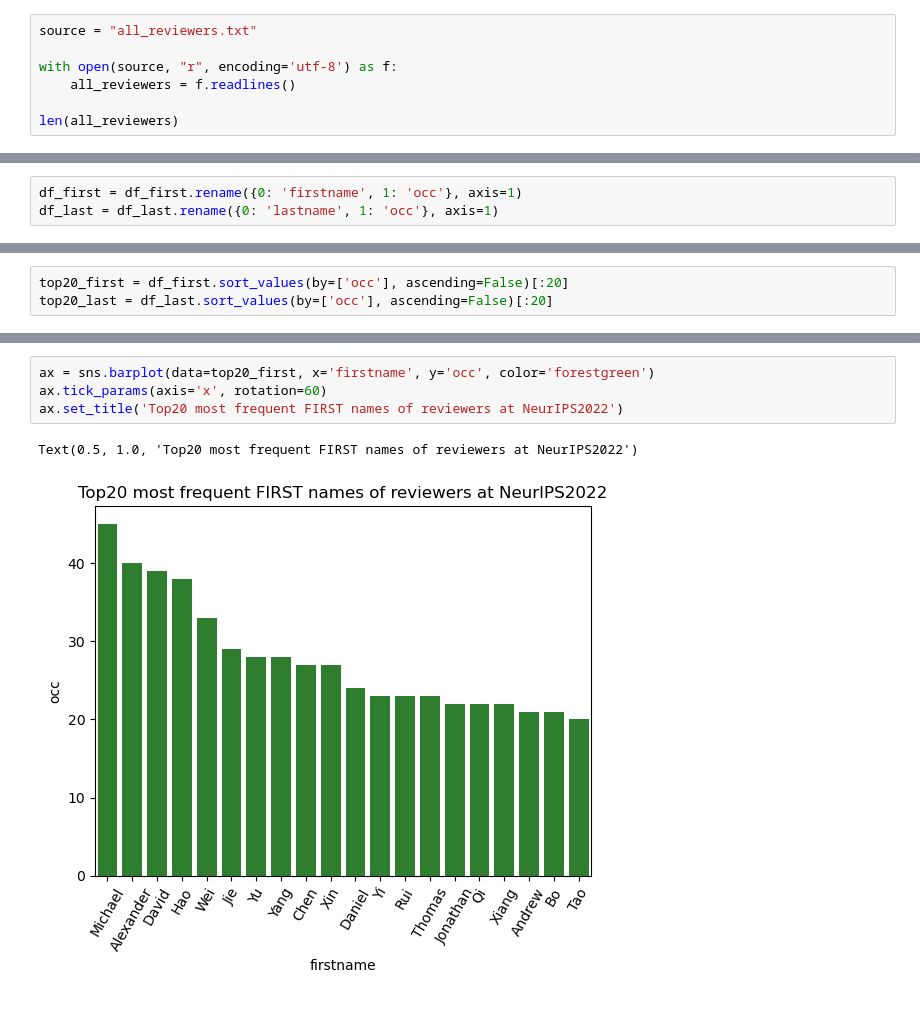
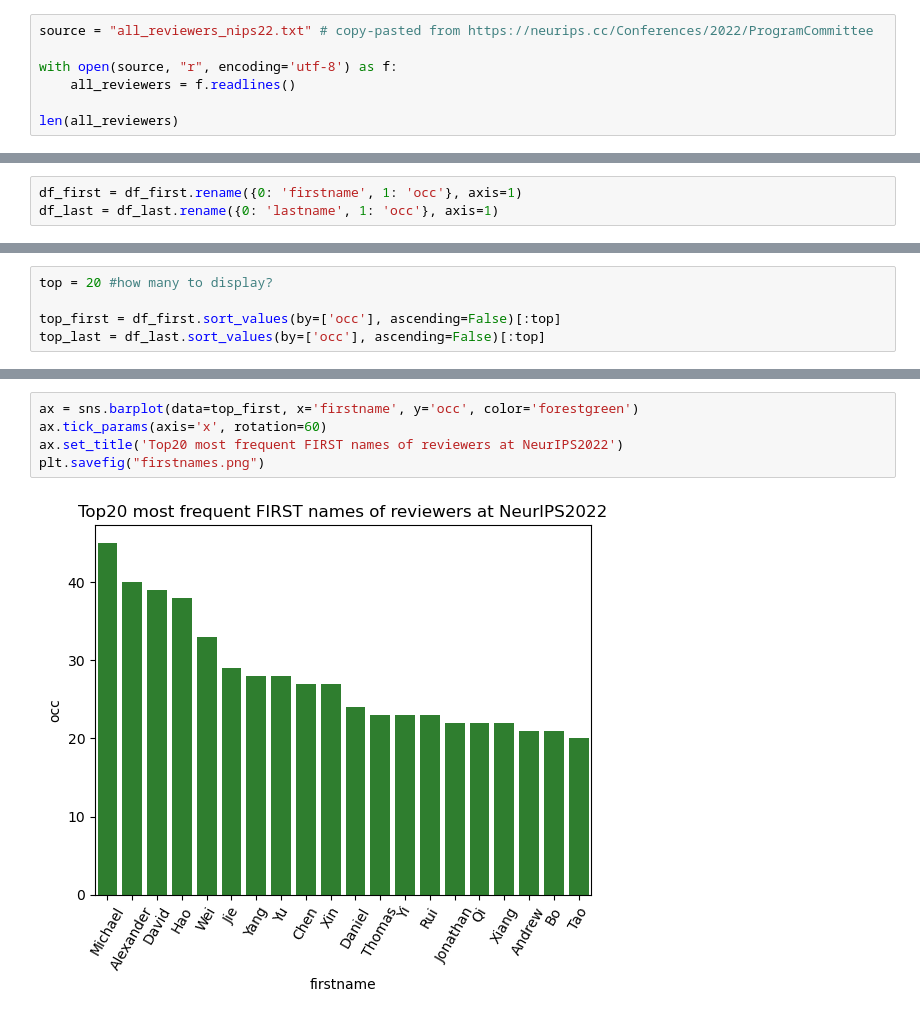
Before and after one commit to hihey54/neurips2022_reviewers, a Jupyter notebook: code/common_names.ipynb, the cells around one changed output, grey strips where cells are left out. Drawn from its saved outputs; the diff is of its cells as text.

```diff
--- a/code/common_names.ipynb
+++ b/code/common_names.ipynb
@@ -1,5 +1,5 @@
 # %%
-source = "all_reviewers.txt"
+source = "all_reviewers_nips22.txt" # copy-pasted from https://neurips.cc/Conferences/2022/ProgramCommittee
 
 with open(source, "r", encoding='utf-8') as f:
     all_reviewers = f.readlines()
@@ -91,6 +91,8 @@ df_last.sort_values(by=['occ'], ascending=False)
 3996 rows × 2 columns
 # %%
-top20_first = df_first.sort_values(by=['occ'], ascending=False)[:20]
-top20_last = df_last.sort_values(by=['occ'], ascending=False)[:20]
+top = 20 #how many to display?
+
+top_first = df_first.sort_values(by=['occ'], ascending=False)[:top]
+top_last = df_last.sort_values(by=['occ'], ascending=False)[:top]
 # %%
 import seaborn as sns
@@ -103,8 +106,8 @@ Text(0.5, 1.0, 'Top20 most frequent LAST names of reviewers at NeurIPS2022')
 [figure]
 # %%
-ax = sns.barplot(data=top20_first, x='firstname', y='occ', color='forestgreen')
+ax = sns.barplot(data=top_first, x='firstname', y='occ', color='forestgreen')
 ax.tick_params(axis='x', rotation=60)
 ax.set_title('Top20 most frequent FIRST names of reviewers at NeurIPS2022')
+plt.savefig("firstnames.png")
 # %% [output]
-Text(0.5, 1.0, 'Top20 most frequent FIRST names of reviewers at NeurIPS2022')
-[figure, old version]
+[figure, new version]
```
Also changed, not shown: parts of 4 cells of this notebook, 3 other files.
